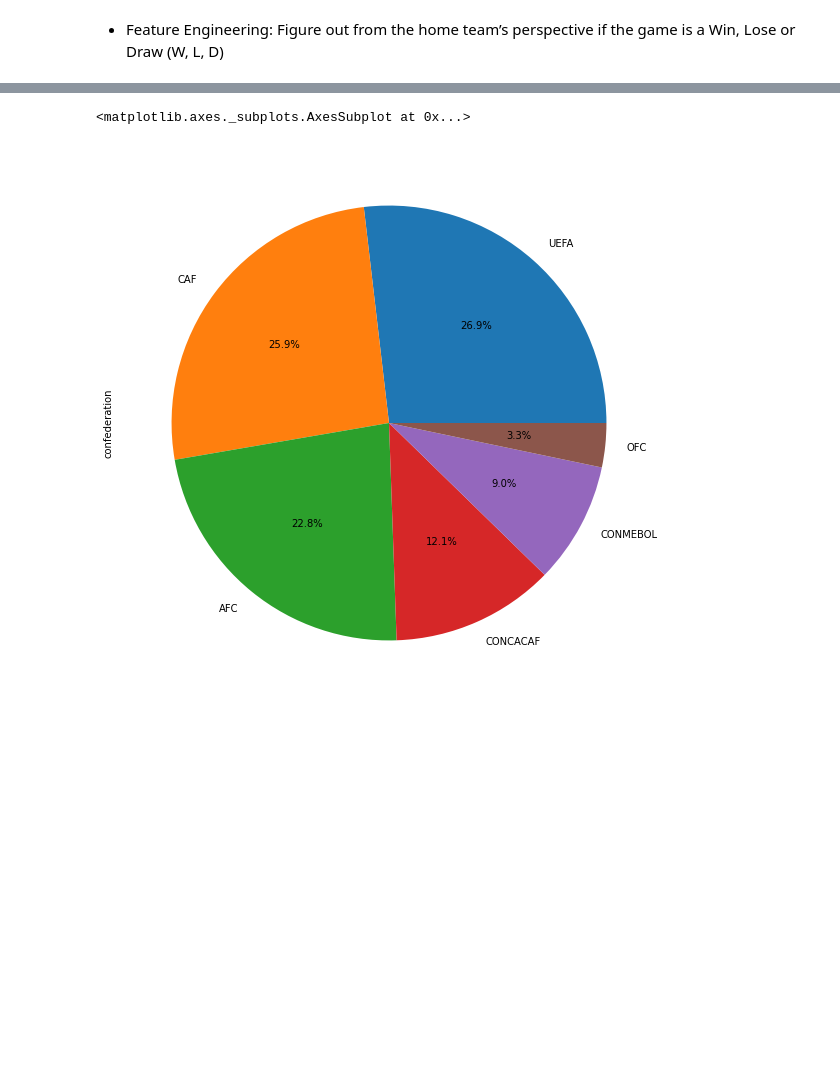
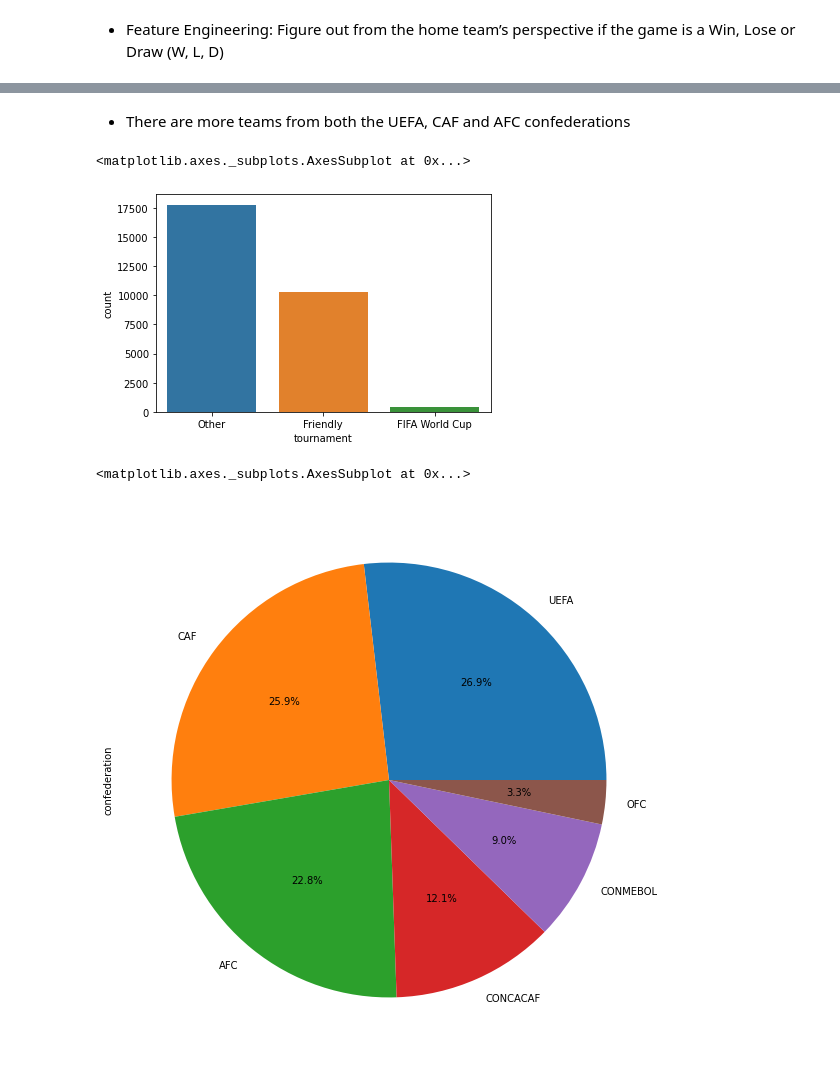
Before and after one commit to WinnieAnyoso/Football_prediction, a Jupyter notebook: Moringa_Data_Science_Core_W6_Independent_Project_2020_07_Winnie_Anyoso_Python.ipynb, the cells around one changed output, grey strips where cells are left out. Drawn from its saved outputs; the diff is of its cells as text; code cells hidden in the pictures; blank space fills up the shorter version.

```diff
--- a/Moringa_Data_Science_Core_W6_Independent_Project_2020_07_Winnie_Anyoso_Python.ipynb
+++ b/Moringa_Data_Science_Core_W6_Independent_Project_2020_07_Winnie_Anyoso_Python.ipynb
@@ -533 +549,8 @@ final_fifa3
+# %% [markdown]
+* There are more teams from both the UEFA, CAF  and AFC confederations
+# %%
+sns.countplot(final_fifa3['tournament'])
+# %% [output]
+<matplotlib.axes._subplots.AxesSubplot at 0x...>
+[figure, added]
 # %%
```
Also changed, not shown: parts of 32 cells of this notebook.
